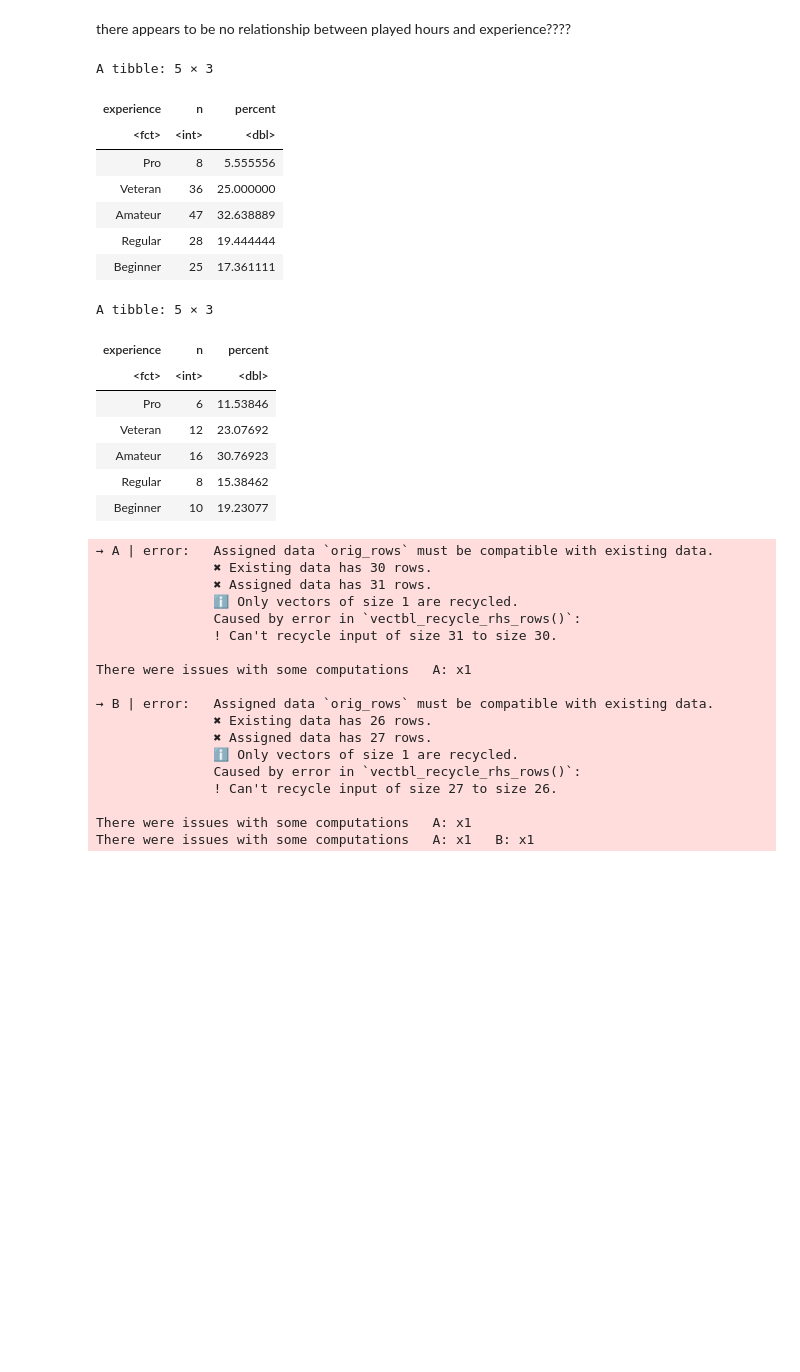
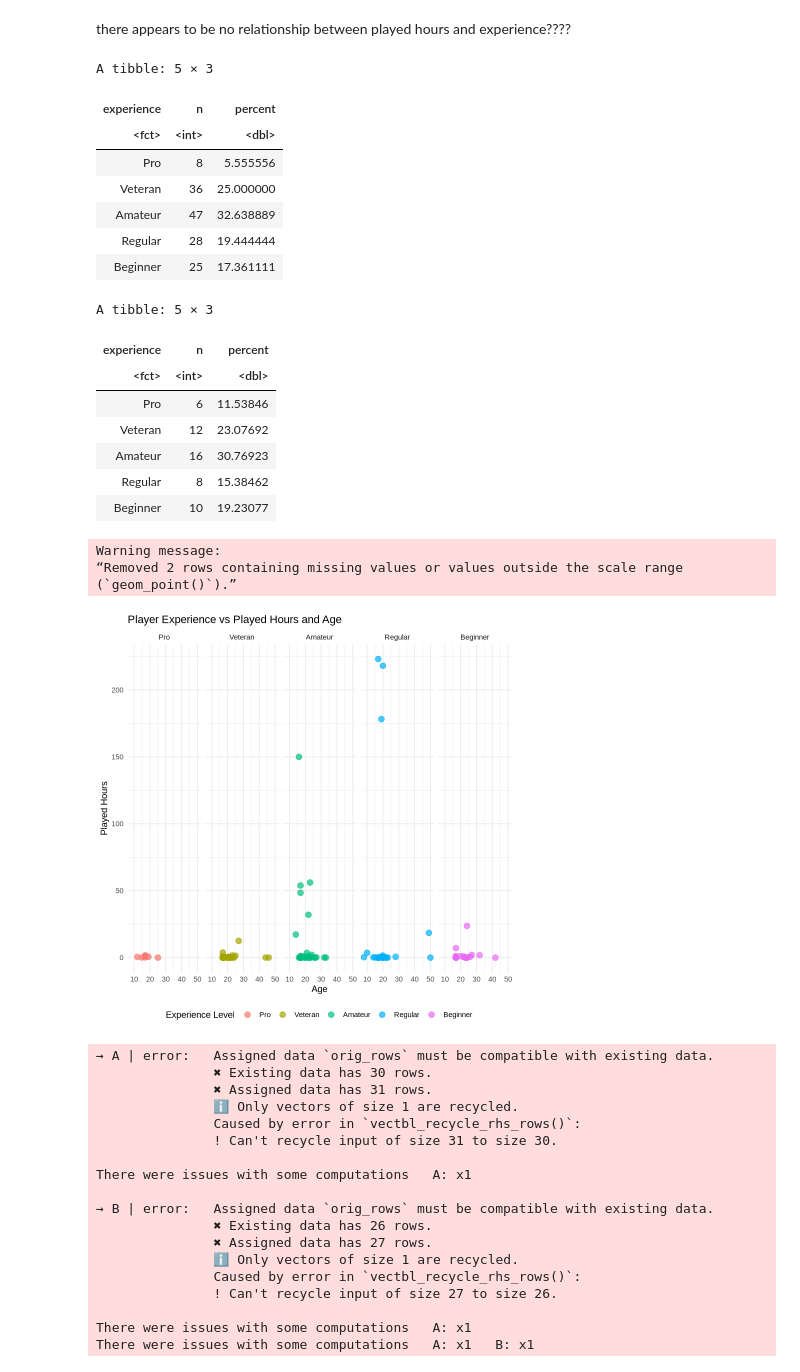
Before and after one commit to buildwithme1/Dacia-100-project-template, a Jupyter notebook: players.ipynb, the cells around one changed output. Cells and saved outputs as stored; diff of their text form; code cells hidden in the pictures; blank space fills up the shorter version.

```diff
--- a/players.ipynb
+++ b/players.ipynb
@@ -177,33 +148,53 @@ training_set <- training(split_file)
 test_set <- testing(split_file)
 
 # Checking proportions in training set
 training_set |>
   group_by(experience) |>
   summarize(n = n()) |>
   mutate(percent = 100 * n / nrow(training_set))
 
+
 # Checking proportions in test set
 test_set %>%
   group_by(experience) |>
   summarize(n = n()) |>
   mutate(percent = 100 * n / nrow(test_set))
+
+
+
+
+# Scatterplot of Played Hours vs Age colored by Experience Level (training set)
+ggplot(training_set, aes(y = played_hours, x = Age, color = experience)) +
+  geom_point(alpha = 0.7, size = 3) +
+  labs(
+    title = "Player Experience vs Played Hours and Age",
+    y  = "Played Hours",
+    x = "Age",
+    color = "Experience Level"
+  ) +facet_grid(. ~ experience)+
+  theme_minimal() +
+  theme(legend.position = "bottom")
 # %% [output]
 A tibble: 5 × 3
 | experience | n | percent |
 | <fct> | <int> | <dbl> |
 | Pro | 8 | 5.555556 |
 | Veteran | 36 | 25.000000 |
 | Amateur | 47 | 32.638889 |
 | Regular | 28 | 19.444444 |
 | Beginner | 25 | 17.361111 |
 A tibble: 5 × 3
 | experience | n | percent |
 | <fct> | <int> | <dbl> |
 | Pro | 6 | 11.53846 |
 | Veteran | 12 | 23.07692 |
 | Amateur | 16 | 30.76923 |
 | Regular | 8 | 15.38462 |
 | Beginner | 10 | 19.23077 |
+Warning message:
+“Removed 2 rows containing missing values or values outside the scale range
+(`geom_point()`).”
+[figure, added]
 # %%
 # Create recipe (standardizing too)
 training_recipe <- recipe(experience ~ played_hours + Age, data = training_set) |>
```
Also changed, not shown: parts of 9 cells of this notebook.
